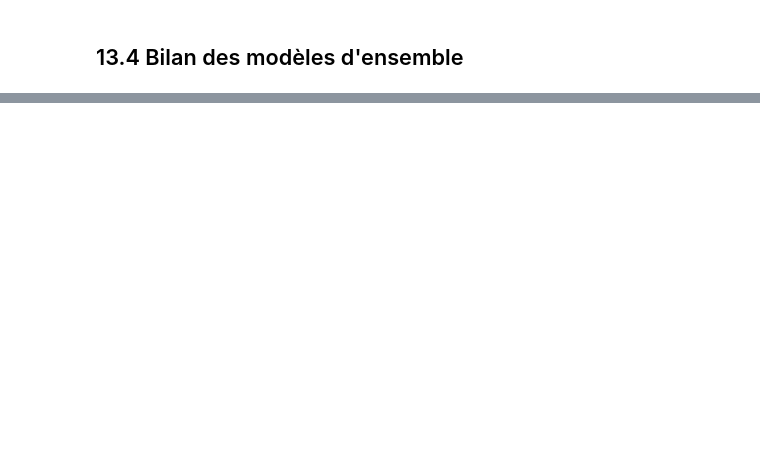
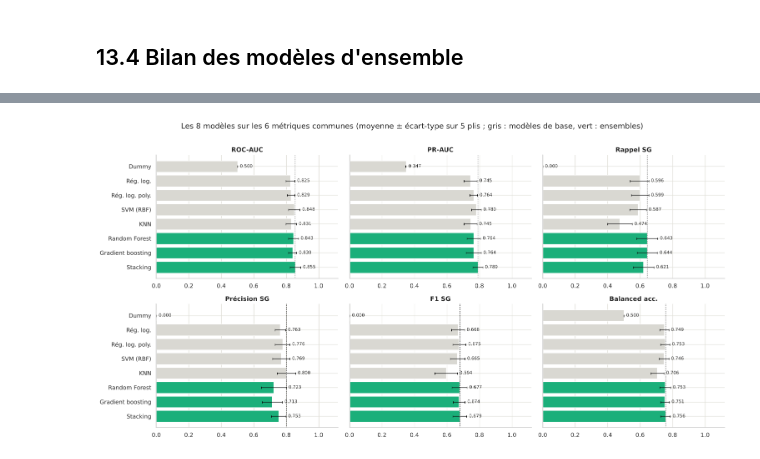
Before and after one commit to samiguessoum/hedgehogs-credit-risk-ml, a Jupyter notebook: hedgehogs_credit_risk.ipynb, the cells around one changed output, grey strips where cells are left out. Cells and saved outputs as stored; diff of their text form; code cells hidden in the pictures; blank space fills up the shorter version.

```diff
--- a/hedgehogs_credit_risk.ipynb
+++ b/hedgehogs_credit_risk.ipynb
@@ -2207,0 +2243,23 @@ plt.tight_layout(); plt.show()
+# %%
+TOUS = BASE + ENSEMBLES          # le tableau complet est affiché en section 13.4
+
+moy = pd.DataFrame({n: RESULTATS[n]["plis"][METRIQUES].mean() for n in TOUS}).T
+ect = pd.DataFrame({n: RESULTATS[n]["plis"][METRIQUES].std() for n in TOUS}).T
+courts = [n.replace("Régression logistique", "Rég. log.").replace(" polynomiale", " poly.") for n in TOUS]
+couleurs = ["#d9d8d2" if n in BASE else "#1baf7a" for n in TOUS]
+
+fig, axes = plt.subplots(2, 3, figsize=(17, 8.5), sharey=True)
+for ax, m in zip(axes.ravel(), METRIQUES):
+    y = np.arange(len(TOUS))[::-1]
+    ax.barh(y, moy[m], xerr=ect[m], color=couleurs, error_kw={"ecolor": "#0b0b0b", "lw": 1, "capsize": 2})
+    for yi, v, e in zip(y, moy[m], ect[m]):
+        ax.text(v + e + 0.015, yi, f"{v:.3f}", va="center", fontsize=8.5)
+    meilleur = moy[m].iloc[1:].max()                      # hors Dummy
+    ax.axvline(meilleur, color="#0b0b0b", ls=":", lw=1)
+    ax.set_title(m); ax.set_xlim(0, 1.12)
+axes[0, 0].set_yticks(np.arange(len(TOUS))[::-1], courts)
+axes[1, 0].set_yticks(np.arange(len(TOUS))[::-1], courts)
+plt.suptitle("Les 8 modèles sur les 6 métriques communes (moyenne ± écart-type sur 5 plis ; gris : modèles de base, vert : ensembles)", y=1.01)
+plt.tight_layout(); plt.show()
+# %% [output]
+[figure, added]
```
Also changed, not shown: parts of 28 cells of this notebook, 1 other file.
